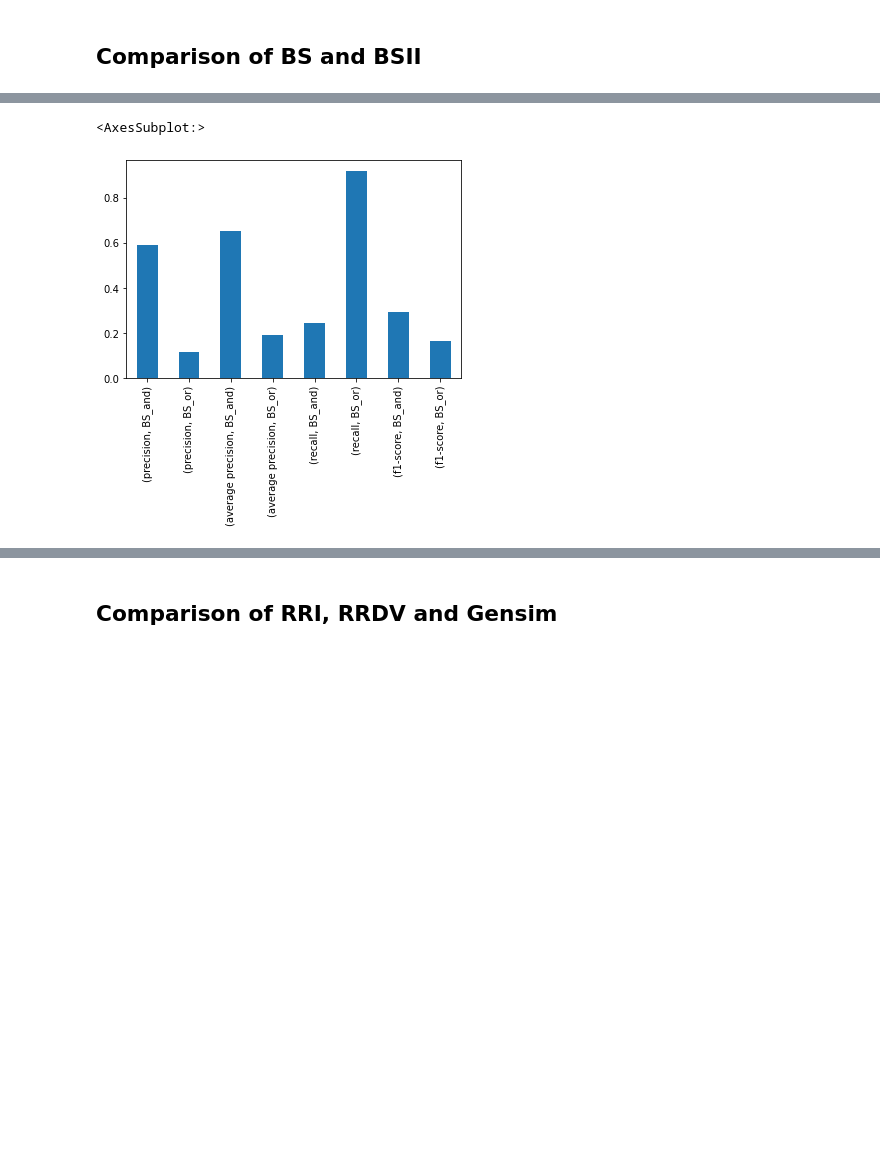
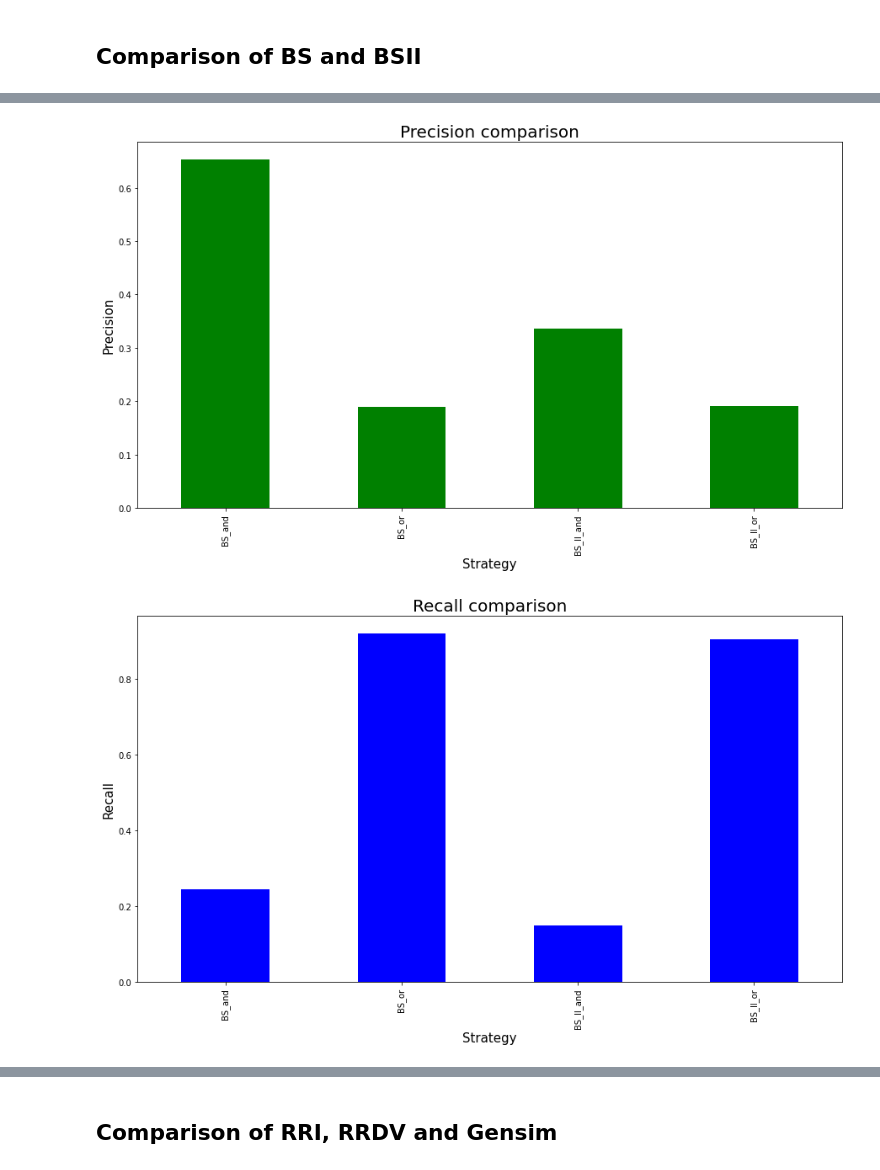
Before and after one commit to ISIS4221-JCN/HW01, a Jupyter notebook: HW01_Results.ipynb, the cells around one changed output, grey strips where cells are left out. Saved outputs shown, nothing was run; the diff lists cells and outputs as text; code cells hidden in the pictures; blank space fills up the shorter version.

Commit message:
modified results file. added time measurement and created results/images foldes

```diff
--- a/HW01_Results.ipynb
+++ b/HW01_Results.ipynb
@@ -21,10 +23,13 @@ BS_and.columns = ['BS_and']
 BS_or = pd.read_csv('./results/BS-queries_results_or.tsv', sep='\t', header=None, index_col = 0)
 BS_or.index.name = 'query'
 BS_or.columns = ['BS_or']
-# BS_II = pd.read_csv('./results/BSII-OR-queries_results.tsv', sep='\t', header=None, index_col = 0)
-# BS_II.index.name = 'query'
-# BS_II.columns = ['BS_II']
-BS_df = pd.concat([BS_and, BS_or], axis = 1)
+BS_II_and = pd.read_csv('./results/BSII-AND-queries-results.tsv', sep='\t', header=None, index_col = 0)
+BS_II_and.index.name = 'query'
+BS_II_and.columns = ['BS_II_and']
+BS_II_or = pd.read_csv('./results/BSII-OR-queries-results.tsv', sep='\t', header=None, index_col = 0)
+BS_II_or.index.name = 'query'
+BS_II_or.columns = ['BS_II'_or]
+BS_df = pd.concat([BS_and, BS_or, BS_II_and, BS_II_or], axis = 1)
 BS_df.fillna('', inplace = True)
 # %%
 # Usefull functions
@@ -135,9 +140,12 @@ def get_f1_score(param, strategy):
     if strategy == 'BS_or':
         precision = param.precision.BS_or
         recall = param.recall.BS_or
-    if strategy == 'BS_II':
-        precision = param.precision.BS_II
-        recall = param.recall.BS_II
+    if strategy == 'BS_II_and':
+        precision = param.precision.BS_II_and
+        recall = param.recall.BS_II_and
+    if strategy == 'BS_II_or':
+        precision = param.precision.BS_II_or
+        recall = param.recall.BS_II_or
     if precision + recall > 0:
         return 2*(precision*recall)/(precision+recall)
     else:
@@ -154,7 +162,7 @@ tag_df['relevance'] = aux_df.apply(read_tag_relevance, axis=1)
 BS_df = pd.concat([BS_df, tag_df], axis=1)
 # %%
 # Strategy vector
-strategies = ['BS_and', 'BS_or'] #, 'BS_II' ]
+strategies = ['BS_and', 'BS_or', 'BS_II_and', 'BS_II_or']
 # Creates dataframe with precision for each query and each strategy
 data = {}
 for strategy in strategies:
@@ -222,7 +230,8 @@ metrics_df = pd.concat([precision_df, average_precision_df, recall_df],
 # Apply fucntion to metrics dataframe to get f1-score
 metrics_df['f1-score','BS_and'] = metrics_df.apply(get_f1_score, axis=1, args=['BS_and'])
 metrics_df['f1-score','BS_or'] = metrics_df.apply(get_f1_score, axis=1, args=['BS_or'])
-# metrics_df['f1-score','BS_and'] = metrics_df.apply(get_f1_score, axis=1, args=['BS_and'])
+metrics_df['f1-score','BS_II_and'] = metrics_df.apply(get_f1_score, axis=1, args=['BS_II_and'])
+metrics_df['f1-score','BS_II_or'] = metrics_df.apply(get_f1_score, axis=1, args=['BS_II_or'])
 # %%
 metrics_df.mean()
 # %% [output]
@@ -237,6 +254,23 @@ f1-score           BS_and    0.289852
 dtype: float64
-# %%
-metrics_df.mean().plot.bar()
-# %% [output]
-<AxesSubplot:>
-[figure, removed]
+# %%
+plt.figure()
+metrics_df.loc[:,'average precision'].mean().plot.bar(figsize=(15,8), color=('green'))
+plt.title('Precision comparison', fontsize=20)
+plt.xlabel('Strategy', fontsize=15)
+plt.ylabel('Precision', fontsize=15)
+plt.savefig('./results/images/BS_precision_comparison.png')
+plt.figure()
+metrics_df.loc[:,'recall'].mean().plot.bar(figsize=(15,8), color=('blue'))
+plt.title('Recall comparison', fontsize=20)
+plt.xlabel('Strategy', fontsize=15)
+plt.ylabel('Recall', fontsize=15)
+plt.savefig('./results/images/BS_recall_comparison.png')
+plt.figure()
+metrics_df.loc[:,'f1-score'].mean().plot.bar(figsize=(15,8), color=('red'))
+plt.title('F1 score comparison', fontsize=20)
+plt.xlabel('Strategy', fontsize=15)
+plt.ylabel('F1 score', fontsize=15)
+plt.savefig('./results/images/BS_f1_comparison.png')
+# %% [output]
+[figure, added]
+[figure, added]
```
Also changed, not shown: parts of 6 cells of this notebook, 4 other files.
